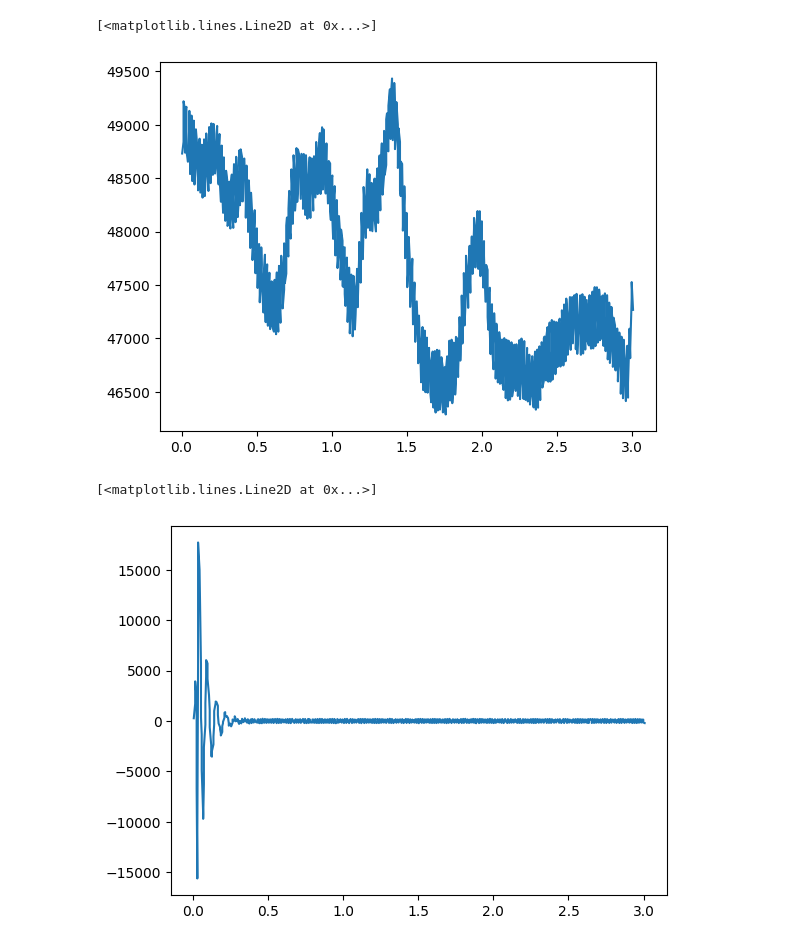
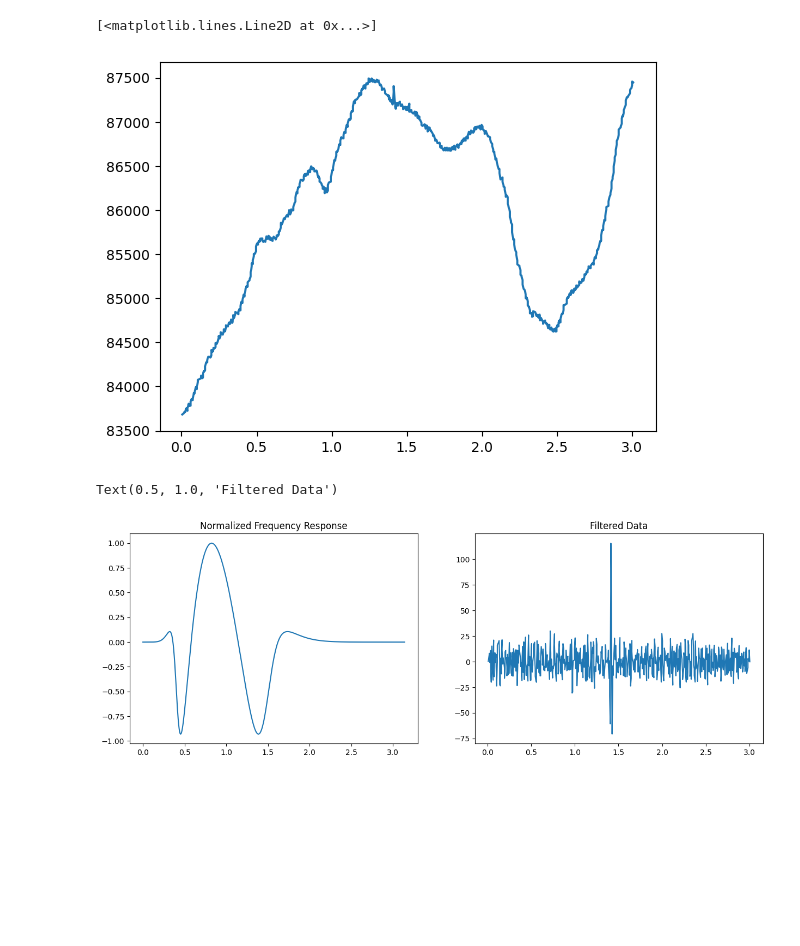
Before and after one commit to rachelkiiii/crux_project, a Jupyter notebook: src/preprocessing.ipynb, the cells around one changed output. Cells and saved outputs as stored; diff of their text form; code cells hidden in the pictures; blank space fills up the shorter version.

Commit message:
fix bandpass filter

```diff
--- a/src/preprocessing.ipynb
+++ b/src/preprocessing.ipynb
@@ -77,39 +77,50 @@ with open('motion_gui_logs_rachel_1.pickle', 'rb') as f:
 # format: left[event_number][channel_number][index][time, value]
 
 # Let's extract a single channel from a single event
-t = right[3][4][:, 0]
-x = right[3][4][:, 1]
+t = left[3][4][:, 0]
+x = left[3][4][:, 1]
 
 plt.plot(t, x)
 # %% [output]
 [<matplotlib.lines.Line2D at 0x...>]
-[figure, old version]
+[figure, new version]
 # %%
 # Butterworth Bandpass Filter
-# Taken from https://stackoverflow.com/a/12233959
+# Taken from https://stackoverflow.com/a/48677312
 
-from scipy.signal import butter, lfilter
-
-def butter_bandpass(lowcut, highcut, fs, order=5):
-    return butter(order, [lowcut, highcut], fs=fs, btype='band')
-
-def butter_bandpass_filter(data, lowcut, highcut, fs, order=5):
-    b, a = butter_bandpass(lowcut, highcut, fs, order=order)
-    y = lfilter(b, a, data)
-    return y
+from scipy.signal import butter, freqz, sosfiltfilt, sosfreqz
 
 # Sample rate and desired cutoff frequencies (in Hz).
 fs = 125
 lowcut = 8
 highcut = 30
 
-# Filter the signal
-y = butter_bandpass_filter(x, lowcut, highcut, fs, order=6)
+def butter_bandpass(lowcut, highcut, fs, order=5):
+        nyq = 0.5 * fs
+        low = lowcut / nyq
+        high = highcut / nyq
+        sos = butter(order, [low, high], analog=False, btype='band', output='sos')
+        return sos
 
-plt.plot(t, y)
+def butter_bandpass_filter(data, lowcut, highcut, fs, order=5):
+        sos = butter_bandpass(lowcut, highcut, fs, order=order)
+        y = sosfiltfilt(sos, data)
+        return y
+
+sos = butter_bandpass(lowcut, highcut, fs)
+w, h = sosfreqz(sos, worN=2000)
+
+y = butter_bandpass_filter(x, lowcut, highcut, fs)
+
+fig, ax = plt.subplots(nrows=1, ncols=2, figsize=(15, 5))
+ax[0].plot(w, h)
+ax[0].set_title("Normalized Frequency Response")
+
+ax[1].plot(t, y)
+ax[1].set_title("Filtered Data")
 # %% [output]
-[<matplotlib.lines.Line2D at 0x...>]
+Text(0.5, 1.0, 'Filtered Data')
-[figure, old version]
+[figure, new version]
 # %%
 # Continuous Wavelet Transform
 # Taken from https://dsp.stackexchange.com/a/87760
```
Also changed, not shown: parts of 7 cells of this notebook.
